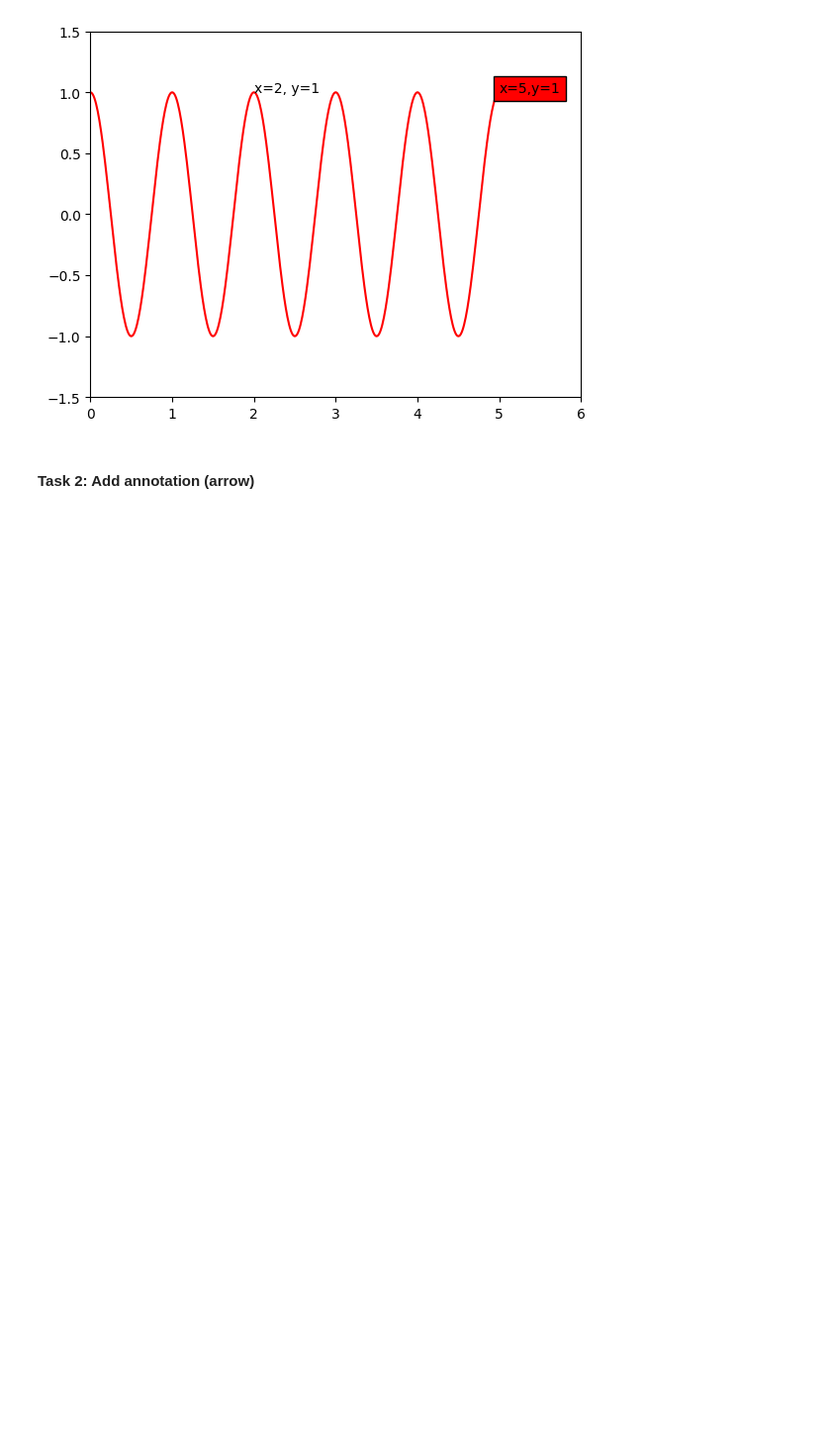
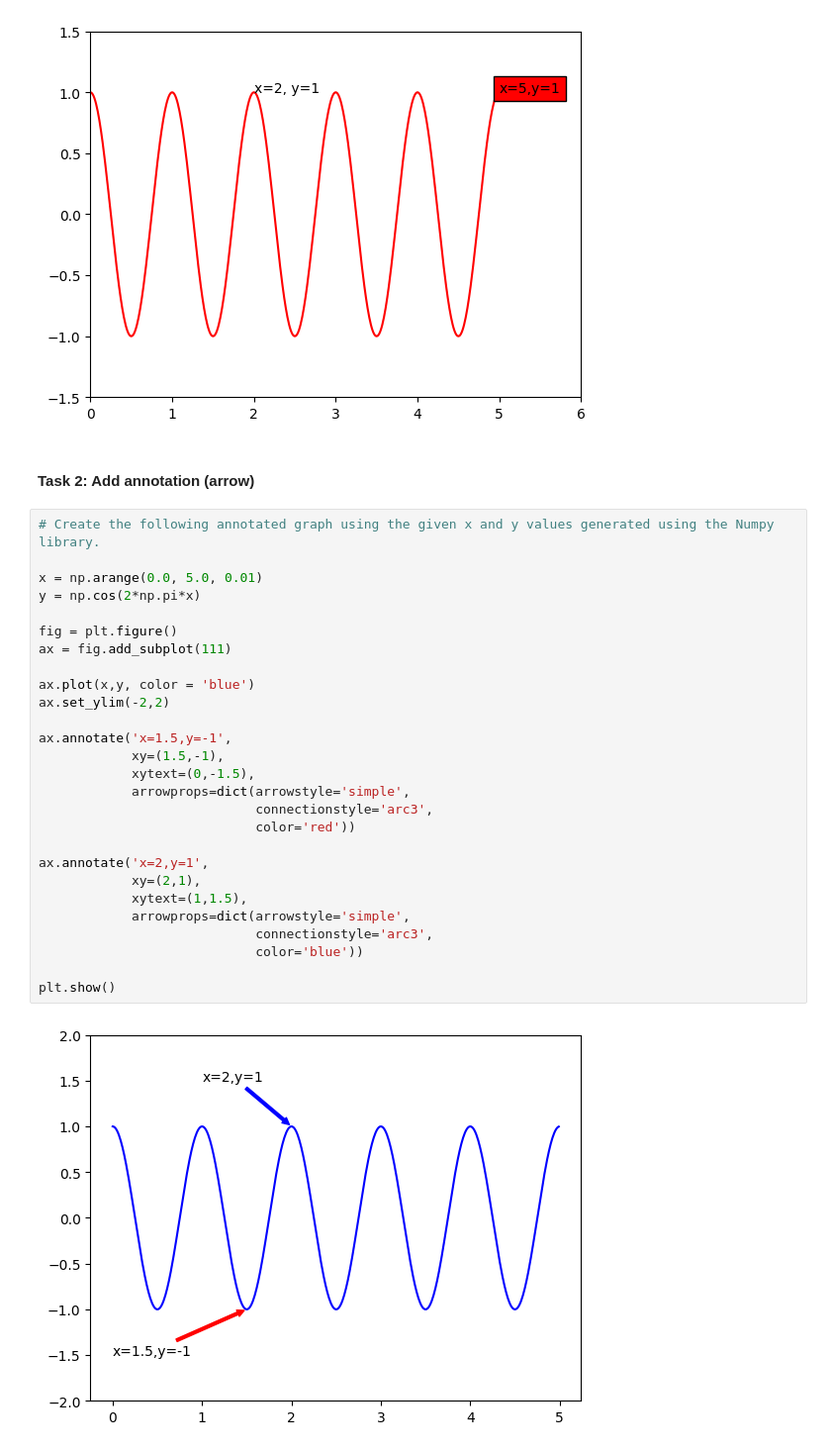
Before and after one commit to iyliahutta/Intro-to-Programming-for-DS, a Jupyter notebook: Lab 3/Lab 3.ipynb, the cells around one changed output. Shown: that part at 99% size. Drawn from its saved outputs; the diff is of its cells as text; blank space fills up the shorter version.

```diff
--- a/Lab 3/Lab 3.ipynb
+++ b/Lab 3/Lab 3.ipynb
@@ -194,3 +194,32 @@ plt.show()
 [figure]
 # %% [markdown]
 #### Task 2: Add annotation (arrow)
+# %%
+# Create the following annotated graph using the given x and y values generated using the Numpy library.
+
+x = np.arange(0.0, 5.0, 0.01)
+y = np.cos(2*np.pi*x)
+
+fig = plt.figure()
+ax = fig.add_subplot(111)
+
+ax.plot(x,y, color = 'blue')
+ax.set_ylim(-2,2)
+
+ax.annotate('x=1.5,y=-1',
+            xy=(1.5,-1),
+            xytext=(0,-1.5),
+            arrowprops=dict(arrowstyle='simple',
+                            connectionstyle='arc3',
+                            color='red'))
+
+ax.annotate('x=2,y=1',
+            xy=(2,1),
+            xytext=(1,1.5),
+            arrowprops=dict(arrowstyle='simple',
+                            connectionstyle='arc3',
+                            color='blue'))
+
+plt.show()
+# %% [output]
+[figure, added]
```
